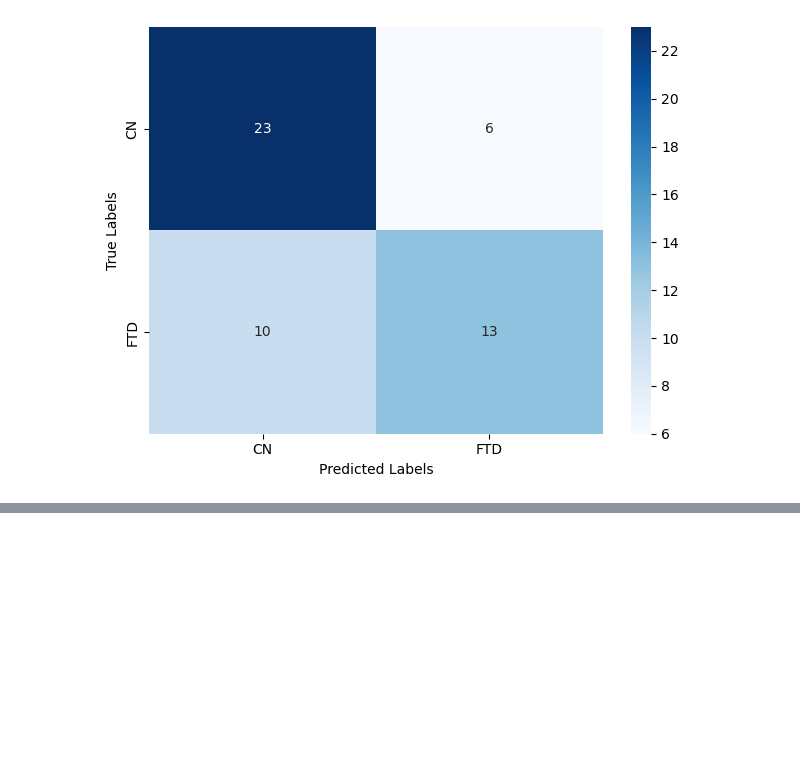
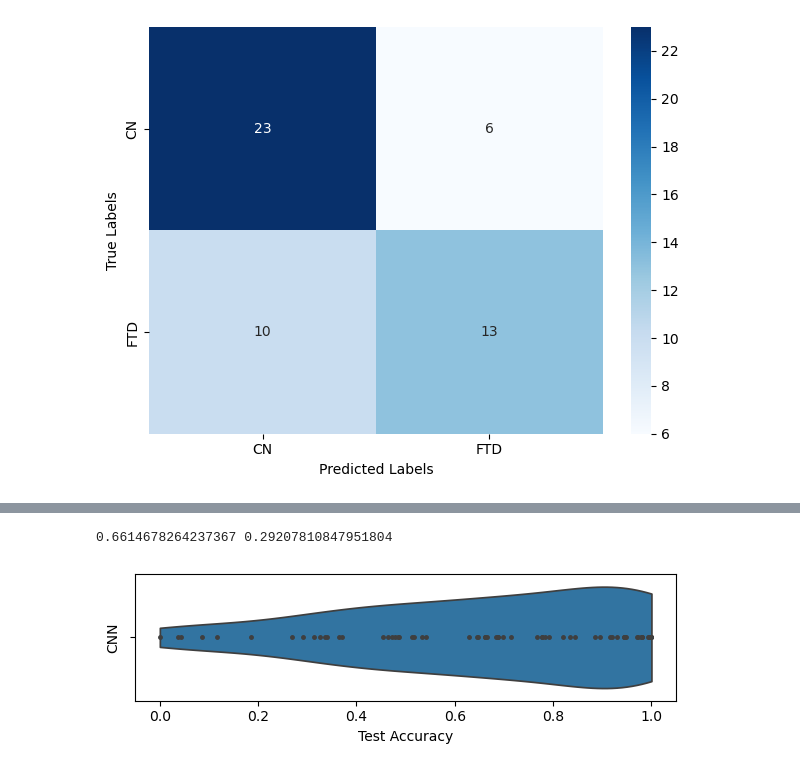
Before and after one commit to SiuhiuY/alzheimers-disease-detection, a Jupyter notebook: notebooks/results.ipynb, the cells around one changed output, grey strips where cells are left out. Saved outputs shown, nothing was run; the diff lists cells and outputs as text; code cells hidden in the pictures; blank space fills up the shorter version.

Commit message:
docs: add CNN results

```diff
--- a/notebooks/results.ipynb
+++ b/notebooks/results.ipynb
@@ -463,0 +487,5 @@ plt.show()
+# %%
+file_path = "OptunaCNN/alpha/C_A/all_results.pkl"
+
+with open(os.path.join(RESULTS_DIR, file_path), "rb") as f:
+    cnn_ad = pickle.load(f)
@@ -463,0 +539,13 @@ plt.show()
+# %%
+# Append subject metadata to results
+cnn_ad["subject_metadata"] = {}
+
+for fold in cnn_ad["outer_folds"]:
+    for subject_id in np.unique(fold["test_subject_id"]):
+        # print(subject_id)
+        subject_meta = meta[meta["participant_id"] == subject_id].iloc[0]
+        cnn_ad["subject_metadata"][subject_id] = {
+            "gender": subject_meta["Gender"],
+            "age": subject_meta["Age"],
+            "group": subject_meta["Group"]
+        }
@@ -463,0 +557,13 @@ plt.show()
+# %%
+# Get test accuracies across folds
+test_accuracies = []
+
+for fold in cnn_ad["outer_folds"]:
+    acc = fold["test_accuracy"]
+    test_accuracies.append({
+        "test_subject_id": fold["test_subject_id"],
+        "test_accuracy": acc
+    })
+
+df_accuracies = pd.DataFrame(test_accuracies)
+df_accuracies.head()
@@ -463,0 +577,15 @@ plt.show()
+# %%
+print(df_accuracies["test_accuracy"].mean(), df_accuracies["test_accuracy"].std())
+# %% [output]
+0.6614678264237367 0.29207810847951804
+# %%
+# Violing plot of test accuracies
+plt.figure(figsize=(6, 2))
+sns.violinplot(data=df_accuracies, x="test_accuracy", inner="point", cut=0)
+plt.xlabel("Test Accuracy")
+plt.ylabel("CNN")
+plt.tight_layout()
+plt.savefig("figures/CNN_AD_CN_test_accuracies_violin.pdf", dpi=300, bbox_inches="tight")
+plt.show()
+# %% [output]
+[figure, added]
```
Also changed, not shown: parts of 33 cells of this notebook.
